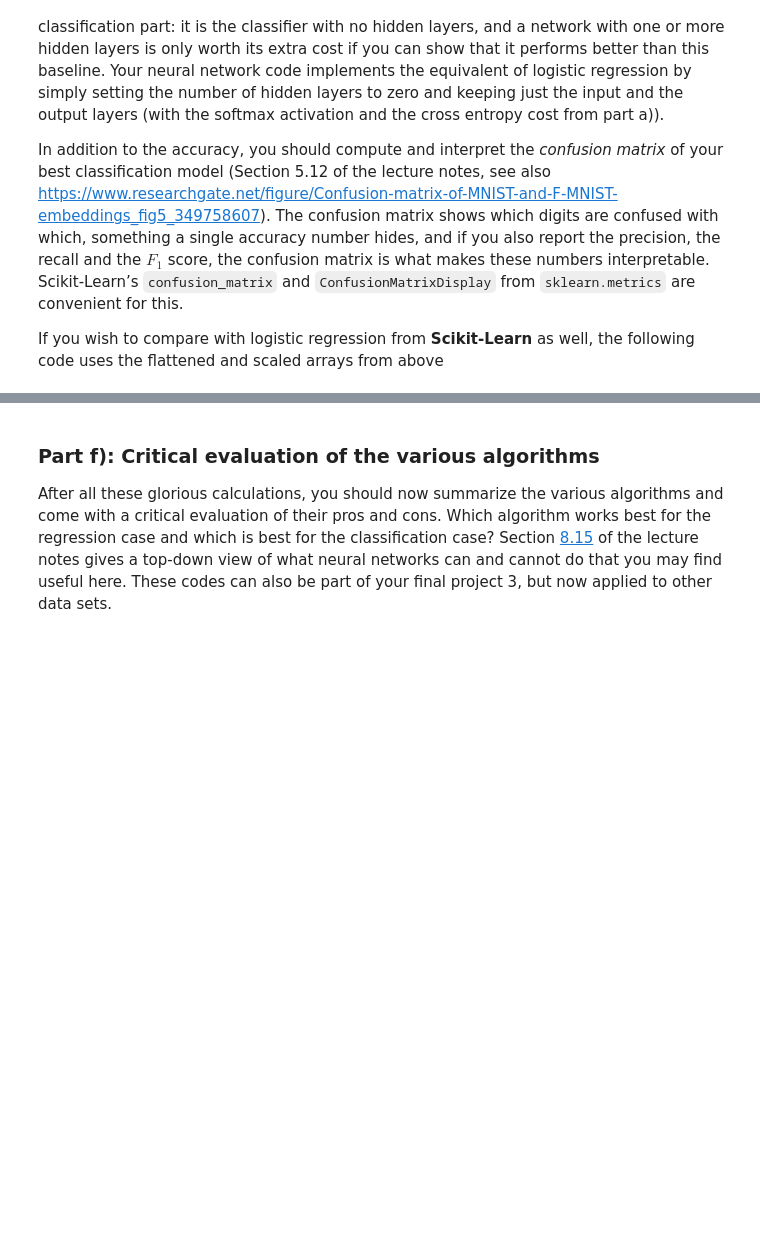
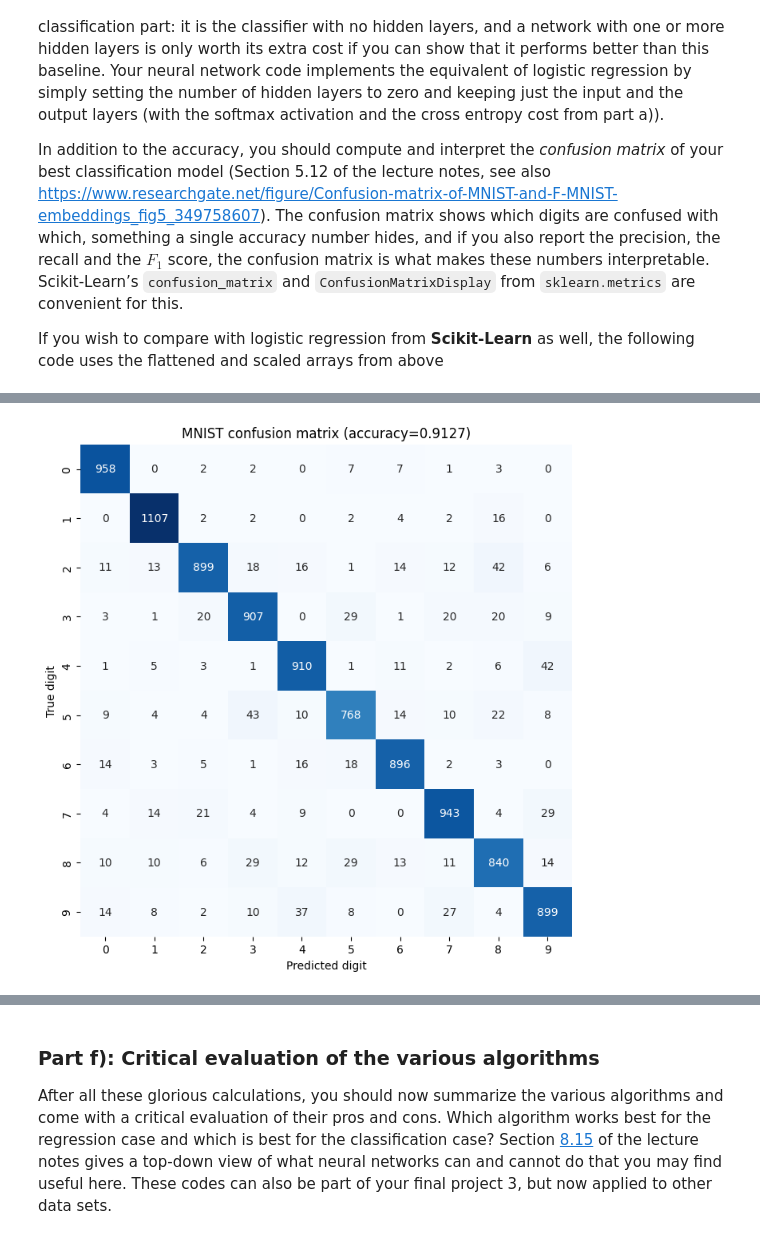
Before and after one commit to AmandaRaeJ16/FYS-STK4155-Project2, a Jupyter notebook: Code/Project2.ipynb, the cells around one changed output, grey strips where cells are left out. Saved outputs shown, nothing was run; the diff lists cells and outputs as text; code cells hidden in the pictures; blank space fills up the shorter version.

```diff
--- a/Code/Project2.ipynb
+++ b/Code/Project2.ipynb
@@ -646,0 +1234,29 @@ print(f"Model Accuracy: {accuracy:.4f}")
+# %%
+# Plot confusion matrix
+
+cm = confusion_matrix(
+    y_test,
+    nn_predictions,
+)
+
+plt.figure(figsize=(9, 8))
+
+sns.heatmap(
+    cm,
+    annot=True,
+    fmt="d",
+    cmap="Blues",
+    square=True,
+    cbar=False,
+)
+
+plt.xlabel("Predicted digit")
+plt.ylabel("True digit")
+plt.title(
+    f"MNIST confusion matrix "
+    f"(accuracy={nn_accuracy:.4f})"
+)
+
+plt.show()
+# %% [output]
+[figure, added]
```
Also changed, not shown: parts of 26 cells of this notebook, 3 other files.
